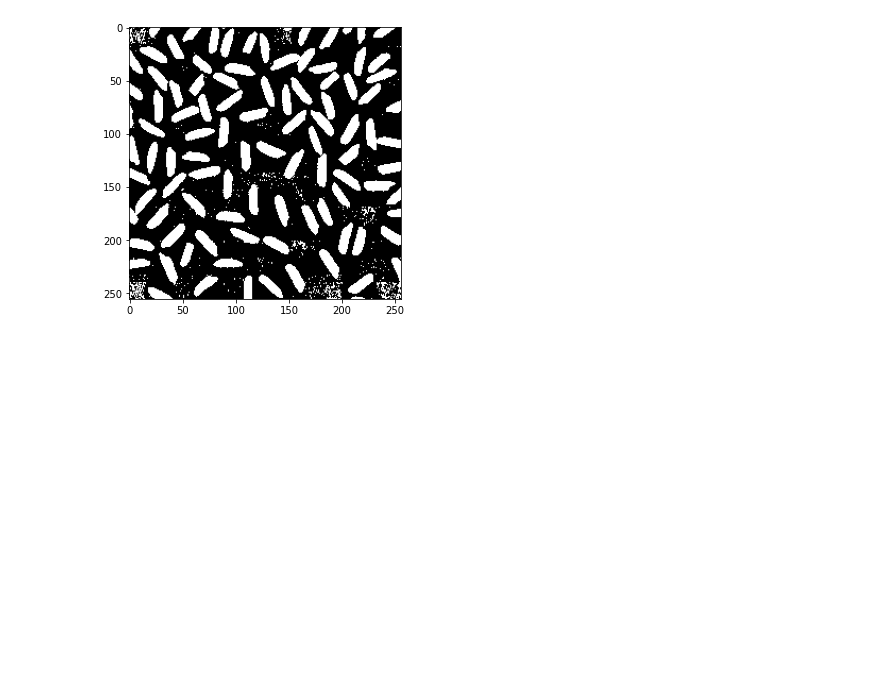
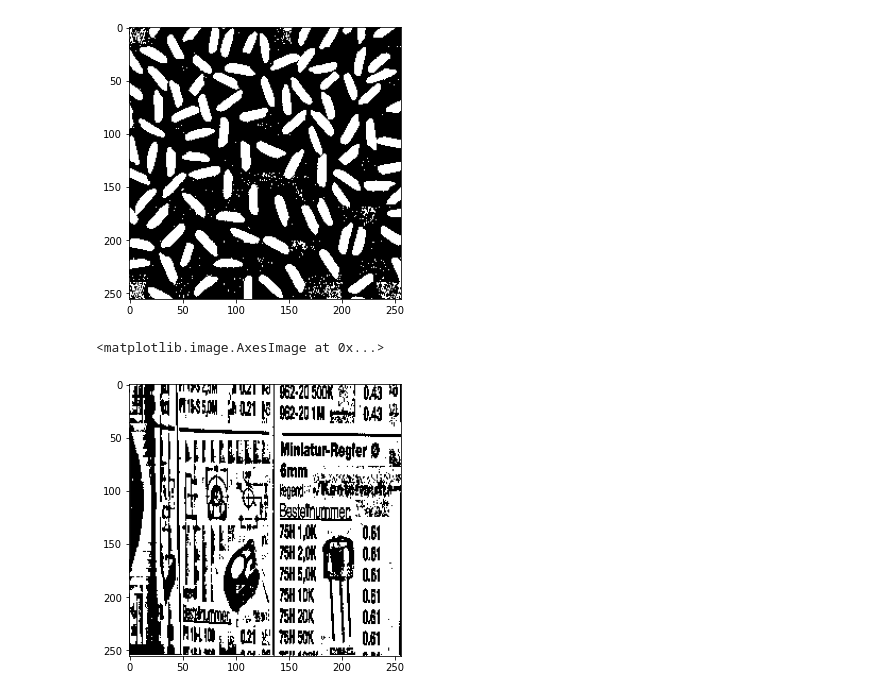
Before and after one commit to RysiekPrecikowski/WDCPO, a Jupyter notebook: lab4.ipynb, the cells around one changed output. Cells and saved outputs as stored; diff of their text form; code cells hidden in the pictures; blank space fills up the shorter version.

```diff
--- a/lab4.ipynb
+++ b/lab4.ipynb
@@ -730,3 +730,8 @@ plt.imshow(bin_adapt_window_interpolation(rice, 16), 'gray')
 # %% [output]
 <matplotlib.image.AxesImage at 0x...>
 [figure]
+# %%
+plt.imshow(bin_adapt_window_interpolation(catalogue, 8), 'gray')
+# %% [output]
+<matplotlib.image.AxesImage at 0x...>
+[figure, added]
```
